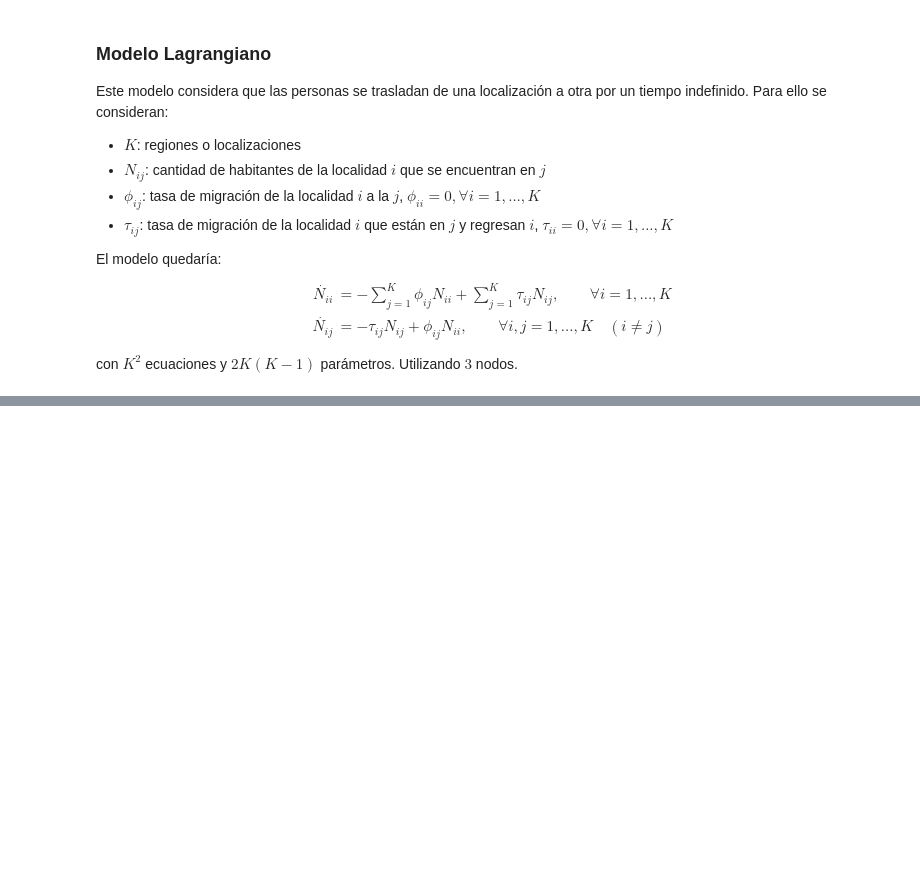
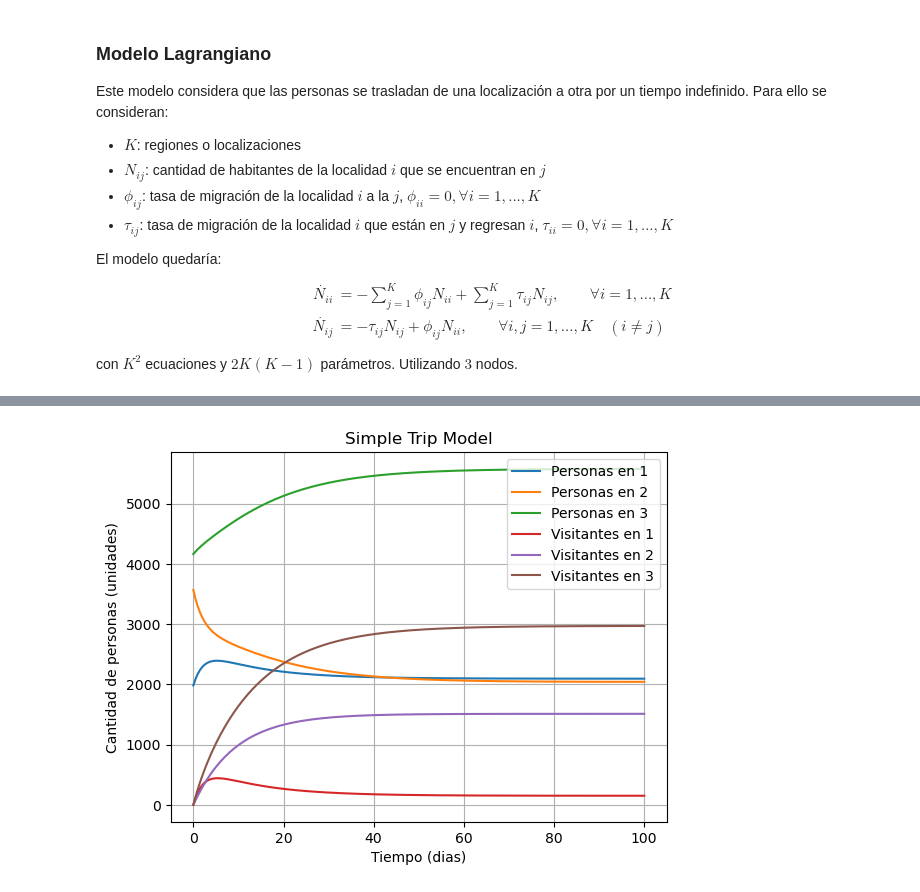
Before and after one commit to LazaroDGM/MetapopulationEpidemicModels, a Jupyter notebook: experiments/experiment_01/experiment_01.ipynb, the cells around one changed output, grey strips where cells are left out. Drawn from its saved outputs; the diff is of its cells as text; code cells hidden in the pictures; blank space fills up the shorter version.

```diff
--- a/experiments/experiment_01/experiment_01.ipynb
+++ b/experiments/experiment_01/experiment_01.ipynb
@@ -397,0 +185,5 @@ anim.save('linechart.gif', fps=30)
+# %%
+lagrange.plot_result('all-vis', show=False)
+lagrange.plot_result('all-vis-only')
+# %% [output]
+[figure, added]
```
Also changed, not shown: parts of 13 cells of this notebook, 1 other file.
